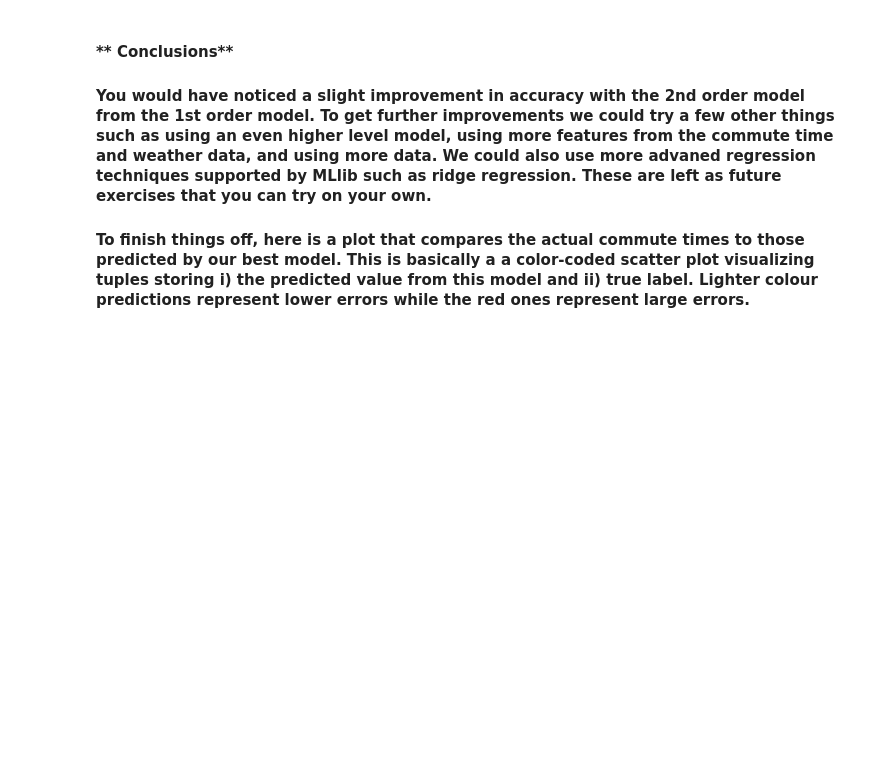
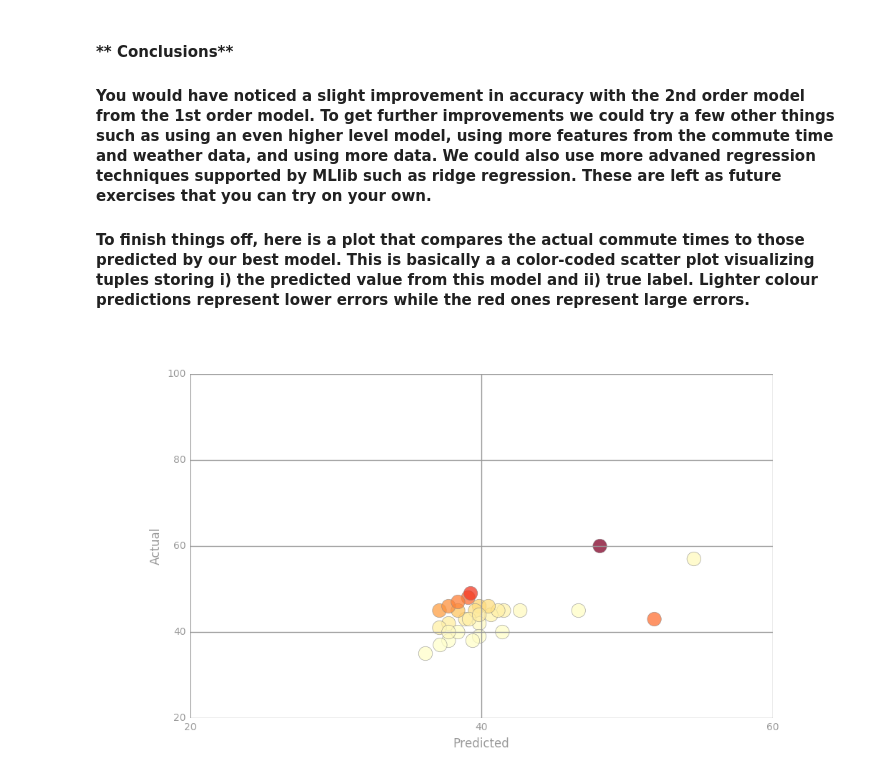
Before and after one commit to paulchenpmc/hadoop-examples, a Jupyter notebook: Spark2/SENG501_Spark_Project_2.ipynb, the cells around one changed output. Cells and saved outputs as stored; diff of their text form; code cells hidden in the pictures; blank space fills up the shorter version.

```diff
--- a/Spark2/SENG501_Spark_Project_2.ipynb
+++ b/Spark2/SENG501_Spark_Project_2.ipynb
@@ -329,7 +403,7 @@ useIntercept = True  # intercept
 # %%
 # TODO: Replace <FILL IN> with appropriate code
-firstModel = LinearRegressionWithSGD.<FILL IN>
+firstModel = LinearRegressionWithSGD.train(parsedTrainData, iterations=numIters, step=alpha, miniBatchFraction=miniBatchFrac, regParam=reg, regType=regType, intercept=useIntercept)
 # weightsLR1 stores the model weights; interceptLR1 stores the model intercept
-weightsLR1 =  <FILL IN>
-interceptLR1 =  <FILL IN>
+weightsLR1 =  firstModel.weights
+interceptLR1 =  firstModel.intercept
 print weightsLR1, interceptLR1
@@ -365,9 +446,14 @@ def transformOrderTwo(lp):
     Returns:
         LabeledPoint: The object contains the label and the higher order features
     """
-      <FILL IN>
+    features = lp.features
+    numOfAccidents = features[0]
+    snoOnGround = features[1]
+    newFeatures = [numOfAccidents, snoOnGround, numOfAccidents * numOfAccidents, snoOnGround * snoOnGround, numOfAccidents * snoOnGround]
+    label = lp.label
+    return LabeledPoint(label, newFeatures)
 
-orderTwoParsedSamplePoints = parsedSamplePoints.<FILL IN>
+orderTwoParsedSamplePoints = parsedSamplePoints.map(lambda x: transformOrderTwo(x))
 print orderTwoParsedSamplePoints.take(2)
-normalizedOrderTwoSamplePoints = <FILL IN>
+normalizedOrderTwoSamplePoints = getNormalizedRDD(orderTwoParsedSamplePoints)
 print normalizedOrderTwoSamplePoints.take(2)
@@ -378,10 +466,14 @@ print normalizedOrderTwoSamplePoints.take(2)
 # TODO: Replace <FILL IN> with appropriate code
 weights = [.8, .2]
 seed = 42
-parsedTrainDataOrderTwo, parsedValDataOrderTwo = normalizedOrderTwoSamplePoints.<FILL IN>
+parsedTrainDataOrderTwo, parsedValDataOrderTwo = normalizedOrderTwoSamplePoints.randomSplit(weights, seed)
 
-nTrain = <FILL IN>
-nVal = <FILL IN>
+parsedTrainDataOrderTwo.cache()
+parsedValDataOrderTwo.cache()
+
+nTrain = parsedTrainDataOrderTwo.count()
+nVal = parsedValDataOrderTwo.count()
 
 print nTrain, nVal, nTrain + nVal
 print normalizedOrderTwoSamplePoints.count()
+print(parsedTrainDataOrderTwo.take(2))
@@ -389,8 +483,8 @@ print normalizedOrderTwoSamplePoints.count()
 #### ** (3f) Train the 2nd order model using the training set **
 # %%
 # TODO: Replace <FILL IN> with appropriate code
-secondModel = LinearRegressionWithSGD.<FILL IN>
+secondModel = LinearRegressionWithSGD.train(parsedTrainDataOrderTwo, iterations=numIters, step=alpha, miniBatchFraction=miniBatchFrac, regParam=reg, regType=regType, intercept=useIntercept)
 # weightsLR1 stores the model weights; interceptLR1 stores the model intercept
-weightsLR2 = <FILL IN>
-interceptLR2 =  <FILL IN>
+weightsLR2 = secondModel.weights
+interceptLR2 =  secondModel.intercept
 print weightsLR2, interceptLR2
@@ -419,6 +517,7 @@ import matplotlib.pyplot as plt
 import matplotlib.cm as cm
 from matplotlib.colors import ListedColormap, Normalize
 from matplotlib.cm import get_cmap
+%matplotlib inline
 
 cmap = get_cmap('YlOrRd')
 
@@ -431,30 +530,33 @@ def preparePlot(xticks, yticks, figsize=(10.5, 6), hideLabels=False, gridColor='
     for axis, ticks in [(ax.get_xaxis(), xticks), (ax.get_yaxis(), yticks)]:
         axis.set_ticks_position('none')
         axis.set_ticks(ticks)
         axis.label.set_color('#999999')
         if hideLabels: axis.set_ticklabels([])
     plt.grid(color=gridColor, linewidth=gridWidth, linestyle='-')
     map(lambda position: ax.spines[position].set_visible(False), ['bottom', 'top', 'left', 'right'])
     return fig, ax
 
 predictions = np.asarray(parsedValDataOrderTwo
                          .map(lambda lp: secondModel.predict(lp.features))
                          .collect())
 actual = np.asarray(parsedValDataOrderTwo
                     .map(lambda lp: lp.label)
                     .collect())
 error = np.asarray(parsedValDataOrderTwo
                    .map(lambda lp: (lp.label, secondModel.predict(lp.features)))
                    .map(lambda (l, p): squaredError(l, p))
                    .collect())
 
 norm = Normalize()
 clrs = cmap(np.asarray(norm(error)))[:,0:3]
 
 fig, ax = preparePlot(np.arange(0, 120, 20), np.arange(0, 120, 20))
 ax.set_xlim(20, 60), ax.set_ylim(20, 100)
 plt.scatter(predictions, actual, s=14**2, c=clrs, edgecolors='#888888', alpha=0.75, linewidths=.5)
 ax.set_xlabel('Predicted'), ax.set_ylabel(r'Actual')
 pass
 fig.savefig('temp.png')
 Image(filename='temp.png')
+display()
+# %% [output]
+[figure, added]
```
Also changed, not shown: parts of 25 cells of this notebook.
